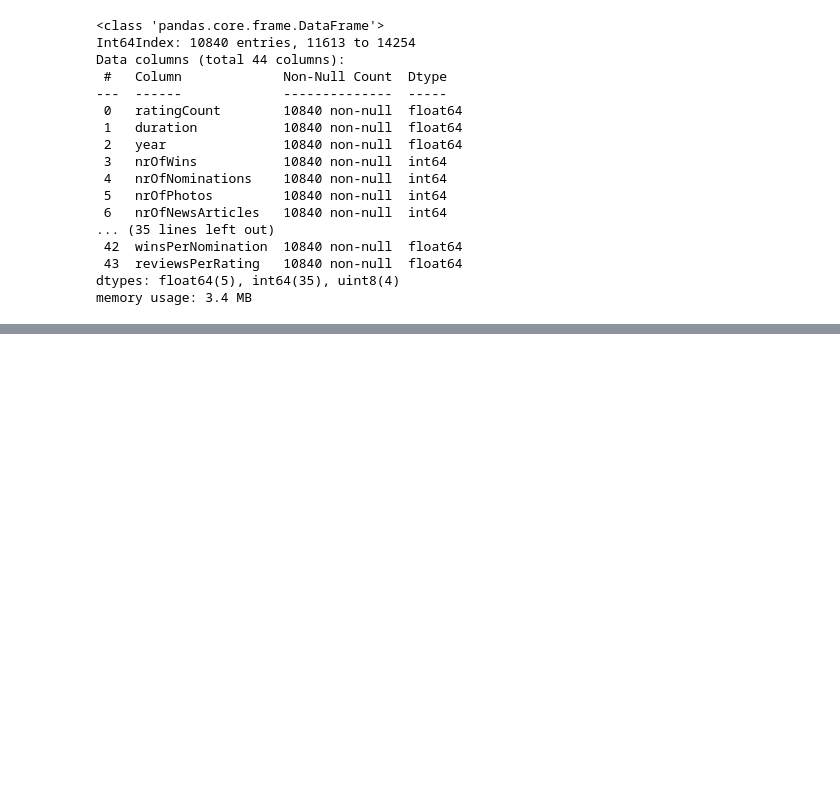
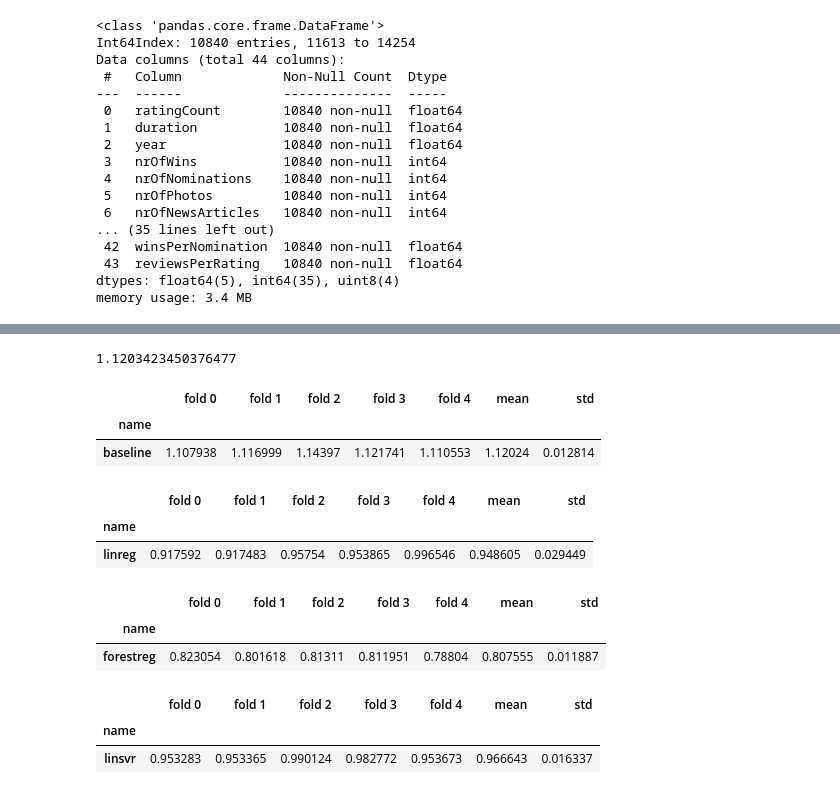
Before and after one commit to MoazAshraf/predicting-imdb-ratings, a Jupyter notebook: predicting_imdb_ratings.ipynb, the cells around one changed output, grey strips where cells are left out. Saved outputs shown, nothing was run; the diff lists cells and outputs as text; code cells hidden in the pictures; blank space fills up the shorter version.

```diff
--- a/predicting_imdb_ratings.ipynb
+++ b/predicting_imdb_ratings.ipynb
@@ -528,0 +550,62 @@ train_X = feature_preprocessing_pipeline.fit_transform(train_X)
+# %%
+# the baseline RMSE is the standard deviation of the targets
+train_y.std()
+# %% [output]
+1.1203423450376477
+# %%
+from sklearn.model_selection import cross_val_score
+
+def cross_val_rmse(model, X=train_X, y=train_y, cv=5, name=None):
+    rmse_errors = -cross_val_score(model, X, y, scoring='neg_root_mean_squared_error', cv=cv)
+
+    if name is None:
+        name = model.__class__.__name__
+
+    df = {"name": name}
+    for i in range(cv):
+        df["fold " + str(i)] = rmse_errors[i]
+    df["mean"] = rmse_errors.mean()
+    df["std"] = rmse_errors.std()
+    df = pd.DataFrame(df, index=[0])
+    df.set_index('name', inplace=True)
+    return df
+# %%
+from sklearn.dummy import DummyRegressor
+
+baseline_model = DummyRegressor(strategy='mean')
+baseline_error = cross_val_rmse(baseline_model, train_X, train_y, cv=5, name='baseline')
+baseline_error
+# %% [output]
+|  | fold 0 | fold 1 | fold 2 | fold 3 | fold 4 | mean | std |
+| name |  |  |  |  |  |  |  |
+| baseline | 1.107938 | 1.116999 | 1.14397 | 1.121741 | 1.110553 | 1.12024 | 0.012814 |
+# %%
+from sklearn.linear_model import LinearRegression
+
+linreg_model = LinearRegression()
+linreg_error = cross_val_rmse(linreg_model, train_X, train_y, cv=5, name='linreg')
+linreg_error
+# %% [output]
+|  | fold 0 | fold 1 | fold 2 | fold 3 | fold 4 | mean | std |
+| name |  |  |  |  |  |  |  |
+| linreg | 0.917592 | 0.917483 | 0.95754 | 0.953865 | 0.996546 | 0.948605 | 0.029449 |
+# %%
+from sklearn.ensemble import RandomForestRegressor
+
+forestreg_model = RandomForestRegressor()
+forestreg_error = cross_val_rmse(forestreg_model, train_X, train_y, cv=5, name='forestreg')
+forestreg_error
+# %% [output]
+|  | fold 0 | fold 1 | fold 2 | fold 3 | fold 4 | mean | std |
+| name |  |  |  |  |  |  |  |
+| forestreg | 0.823054 | 0.801618 | 0.81311 | 0.811951 | 0.78804 | 0.807555 | 0.011887 |
+# %%
+from sklearn.svm import LinearSVR
+
+linsvr_model = LinearSVR(max_iter=100000)
+linsvr_error = cross_val_rmse(linsvr_model, train_X, train_y, cv=5, name='linsvr')
+linsvr_error
+# %% [output]
+|  | fold 0 | fold 1 | fold 2 | fold 3 | fold 4 | mean | std |
+| name |  |  |  |  |  |  |  |
+| linsvr | 0.953283 | 0.953365 | 0.990124 | 0.982772 | 0.953673 | 0.966643 | 0.016337 |
```
Also changed, not shown: parts of 10 cells of this notebook.
